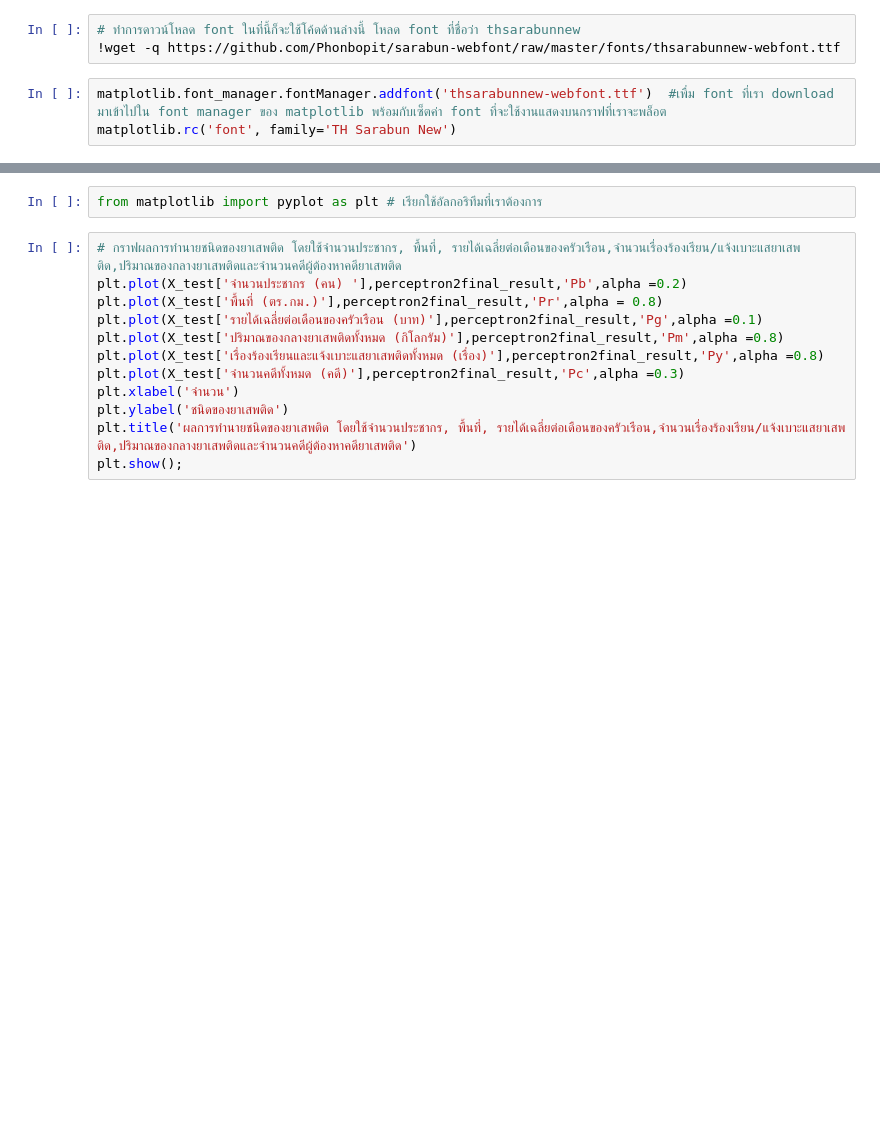
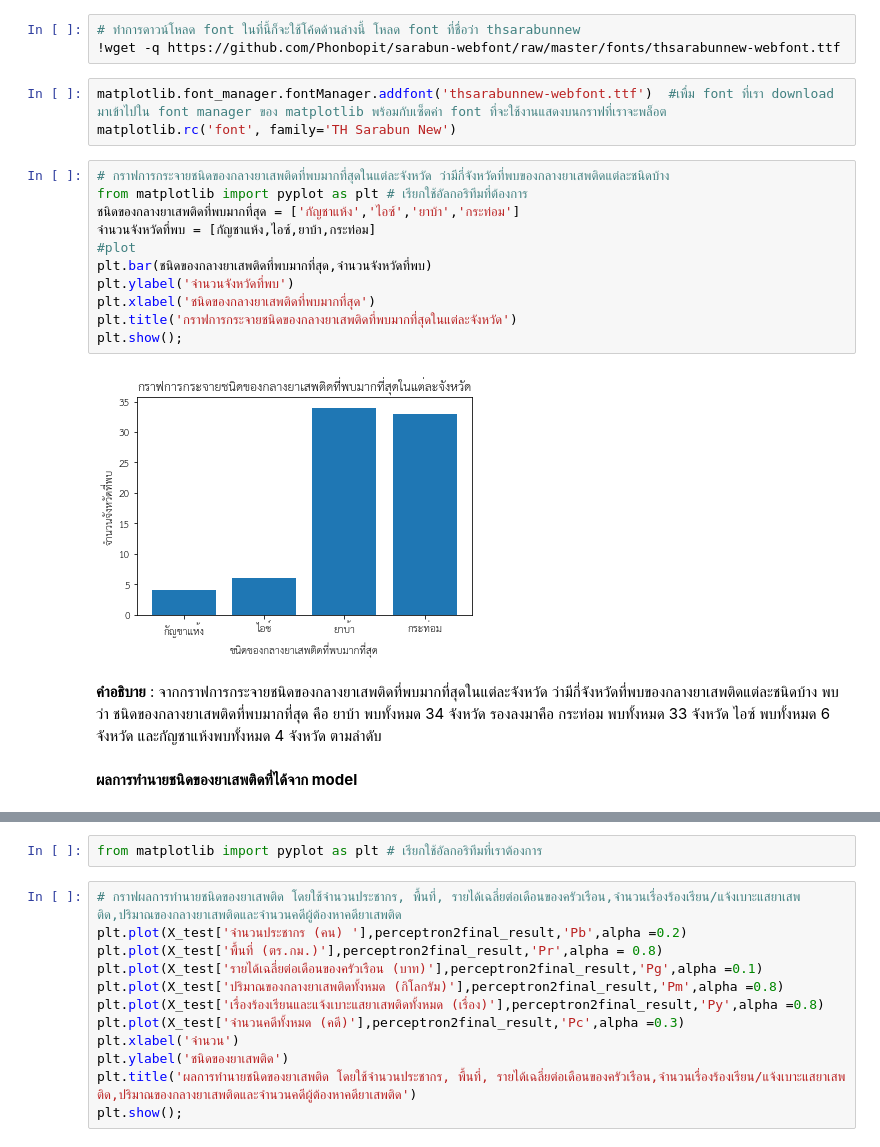
Before and after one commit to Supaporn-Bututham/DWDM21, a Jupyter notebook: Project_DWDM.ipynb, the cells around one changed output, grey strips where cells are left out. Cells and saved outputs as stored; diff of their text form; blank space fills up the shorter version.

```diff
--- a/Project_DWDM.ipynb
+++ b/Project_DWDM.ipynb
@@ -1251,3 +1257,20 @@ matplotlib.__version__
 # %%
 matplotlib.font_manager.fontManager.addfont('thsarabunnew-webfont.ttf')  #เพื่ม font ที่เรา download มาเข้าไปใน font manager ของ matplotlib พร้อมกับเซ็ตค่า font ที่จะใช้งานแสดงบนกราฟที่เราจะพล็อต
 matplotlib.rc('font', family='TH Sarabun New')
+# %%
+# กราฟการกระจายชนิดของกลางยาเสพติดที่พบมากที่สุดในแต่ละจังหวัด ว่ามีกี่จังหวัดที่พบของกลางยาเสพติดแต่ละชนิดบ้าง
+from matplotlib import pyplot as plt # เรียกใช้อัลกอริทึมที่ต้องการ
+ชนิดของกลางยาเสพติดที่พบมากที่สุด = ['กัญชาแห้ง','ไอซ์','ยาบ้า','กระท่อม']
+จำนวนจังหวัดที่พบ = [กัญชาแห้ง,ไอซ์,ยาบ้า,กระท่อม]
+#plot
+plt.bar(ชนิดของกลางยาเสพติดที่พบมากที่สุด,จำนวนจังหวัดที่พบ)
+plt.ylabel('จำนวนจังหวัดที่พบ')
+plt.xlabel('ชนิดของกลางยาเสพติดที่พบมากที่สุด')
+plt.title('กราฟการกระจายชนิดของกลางยาเสพติดที่พบมากที่สุดในแต่ละจังหวัด')
+plt.show();
+# %% [output]
+[figure, added]
+# %% [markdown]
+**คำอธิบาย** : จากกราฟการกระจายชนิดของกลางยาเสพติดที่พบมากที่สุดในแต่ละจังหวัด ว่ามีกี่จังหวัดที่พบของกลางยาเสพติดแต่ละชนิดบ้าง พบว่า ชนิดของกลางยาเสพติดที่พบมากที่สุด คือ ยาบ้า พบทั้งหมด 34 จังหวัด รองลงมาคือ กระท่อม พบทั้งหมด 33 จังหวัด ไอซ์ พบทั้งหมด 6 จังหวัด และกัญชาแห้งพบทั้งหมด 4 จังหวัด ตามลำดับ
+# %% [markdown]
+**ผลการทำนายชนิดของยาเสพติดที่ได้จาก model**
```
Also changed, not shown: parts of 57 cells of this notebook.
